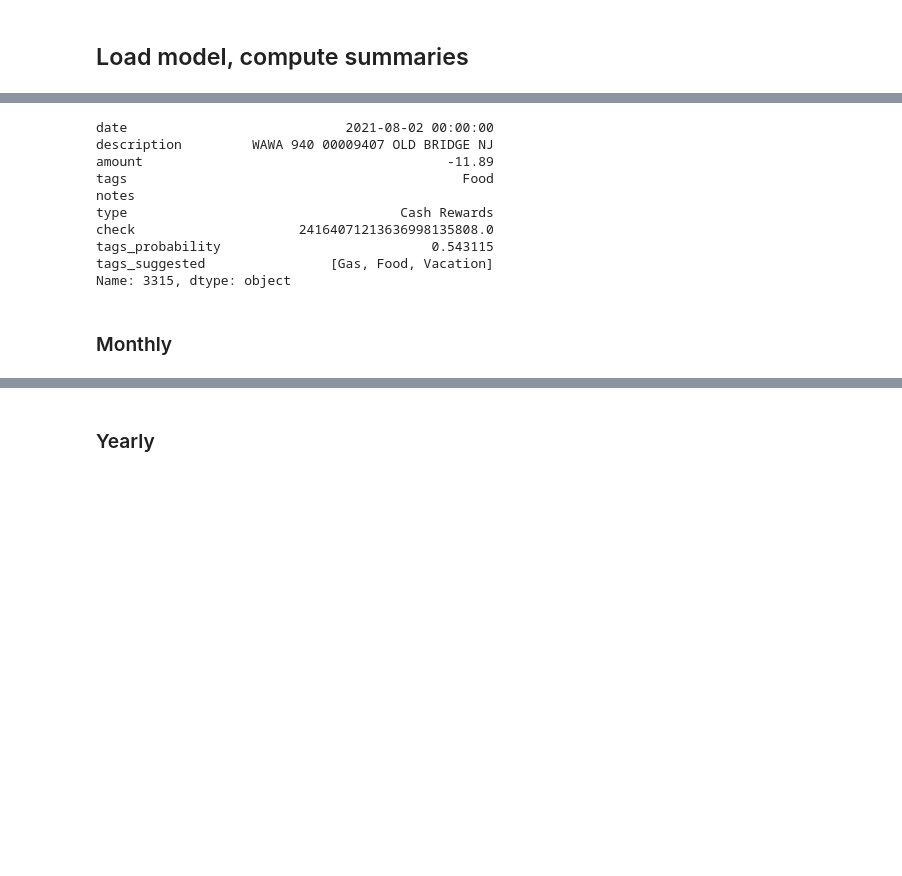
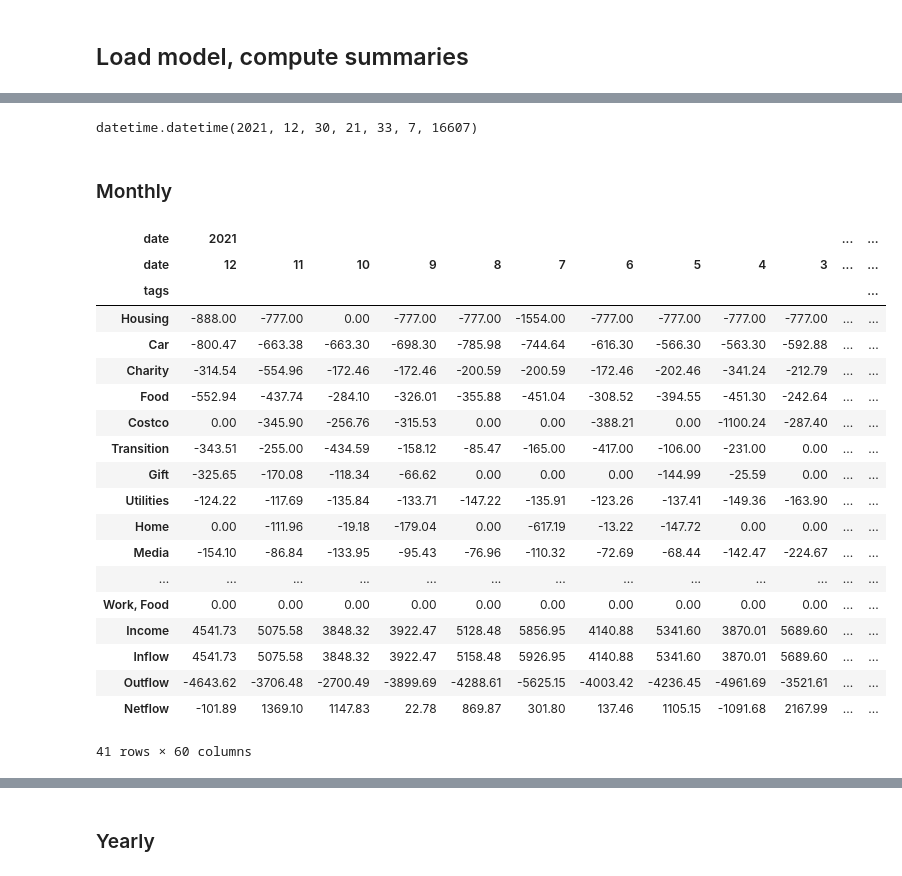
Before and after one commit to tomityrrell/finance-bot, a Jupyter notebook: notebooks/FinanceBot.ipynb, the cells around one changed output, grey strips where cells are left out. Saved outputs shown, nothing was run; the diff lists cells and outputs as text; code cells hidden in the pictures; blank space fills up the shorter version.

```diff
--- a/notebooks/FinanceBot.ipynb
+++ b/notebooks/FinanceBot.ipynb
@@ -125,21 +75,35 @@ validated
-# %%
-validated.iloc[0]
-# %% [output]
-date                            2021-08-02 00:00:00
-description         WAWA 940 00009407 OLD BRIDGE NJ
-amount                                       -11.89
-tags                                           Food
-notes
-type                                   Cash Rewards
-check                     24164071213636998135808.0
-tags_probability                           0.543115
-tags_suggested                [Gas, Food, Vacation]
-Name: 3315, dtype: object
+# %%
+datetime.now() + datetime.timedelta
+# %% [output]
+datetime.datetime(2021, 12, 30, 21, 33, 7, 16607)
 # %%
 monthly = reports.monthly_report(source)
 yearly = reports.yearly_report(source)
 # %% [markdown]
 ### Monthly
+# %%
+monthly
+# %% [output]
+| date | 2021 |  |  |  |  |  |  |  |  |  | ... | ... |
+| date | 12 | 11 | 10 | 9 | 8 | 7 | 6 | 5 | 4 | 3 | ... | ... |
+| tags |  |  |  |  |  |  |  |  |  |  |  | ... |
+| Housing | -888.00 | -777.00 | 0.00 | -777.00 | -777.00 | -1554.00 | -777.00 | -777.00 | -777.00 | -777.00 | ... | ... |
+| Car | -800.47 | -663.38 | -663.30 | -698.30 | -785.98 | -744.64 | -616.30 | -566.30 | -563.30 | -592.88 | ... | ... |
+| Charity | -314.54 | -554.96 | -172.46 | -172.46 | -200.59 | -200.59 | -172.46 | -202.46 | -341.24 | -212.79 | ... | ... |
+| Food | -552.94 | -437.74 | -284.10 | -326.01 | -355.88 | -451.04 | -308.52 | -394.55 | -451.30 | -242.64 | ... | ... |
+| Costco | 0.00 | -345.90 | -256.76 | -315.53 | 0.00 | 0.00 | -388.21 | 0.00 | -1100.24 | -287.40 | ... | ... |
+| Transition | -343.51 | -255.00 | -434.59 | -158.12 | -85.47 | -165.00 | -417.00 | -106.00 | -231.00 | 0.00 | ... | ... |
+| Gift | -325.65 | -170.08 | -118.34 | -66.62 | 0.00 | 0.00 | 0.00 | -144.99 | -25.59 | 0.00 | ... | ... |
+| Utilities | -124.22 | -117.69 | -135.84 | -133.71 | -147.22 | -135.91 | -123.26 | -137.41 | -149.36 | -163.90 | ... | ... |
+| Home | 0.00 | -111.96 | -19.18 | -179.04 | 0.00 | -617.19 | -13.22 | -147.72 | 0.00 | 0.00 | ... | ... |
+| Media | -154.10 | -86.84 | -133.95 | -95.43 | -76.96 | -110.32 | -72.69 | -68.44 | -142.47 | -224.67 | ... | ... |
+| ... | ... | ... | ... | ... | ... | ... | ... | ... | ... | ... | ... | ... |
+| Work, Food | 0.00 | 0.00 | 0.00 | 0.00 | 0.00 | 0.00 | 0.00 | 0.00 | 0.00 | 0.00 | ... | ... |
+| Income | 4541.73 | 5075.58 | 3848.32 | 3922.47 | 5128.48 | 5856.95 | 4140.88 | 5341.60 | 3870.01 | 5689.60 | ... | ... |
+| Inflow | 4541.73 | 5075.58 | 3848.32 | 3922.47 | 5158.48 | 5926.95 | 4140.88 | 5341.60 | 3870.01 | 5689.60 | ... | ... |
+| Outflow | -4643.62 | -3706.48 | -2700.49 | -3899.69 | -4288.61 | -5625.15 | -4003.42 | -4236.45 | -4961.69 | -3521.61 | ... | ... |
+| Netflow | -101.89 | 1369.10 | 1147.83 | 22.78 | 869.87 | 301.80 | 137.46 | 1105.15 | -1091.68 | 2167.99 | ... | ... |
+41 rows × 60 columns
 # %%
 monthly.loc["Netflow"].index.to_flat_index()
 # %% [output]
```
Also changed, not shown: parts of 37 cells of this notebook, 2 other files.
